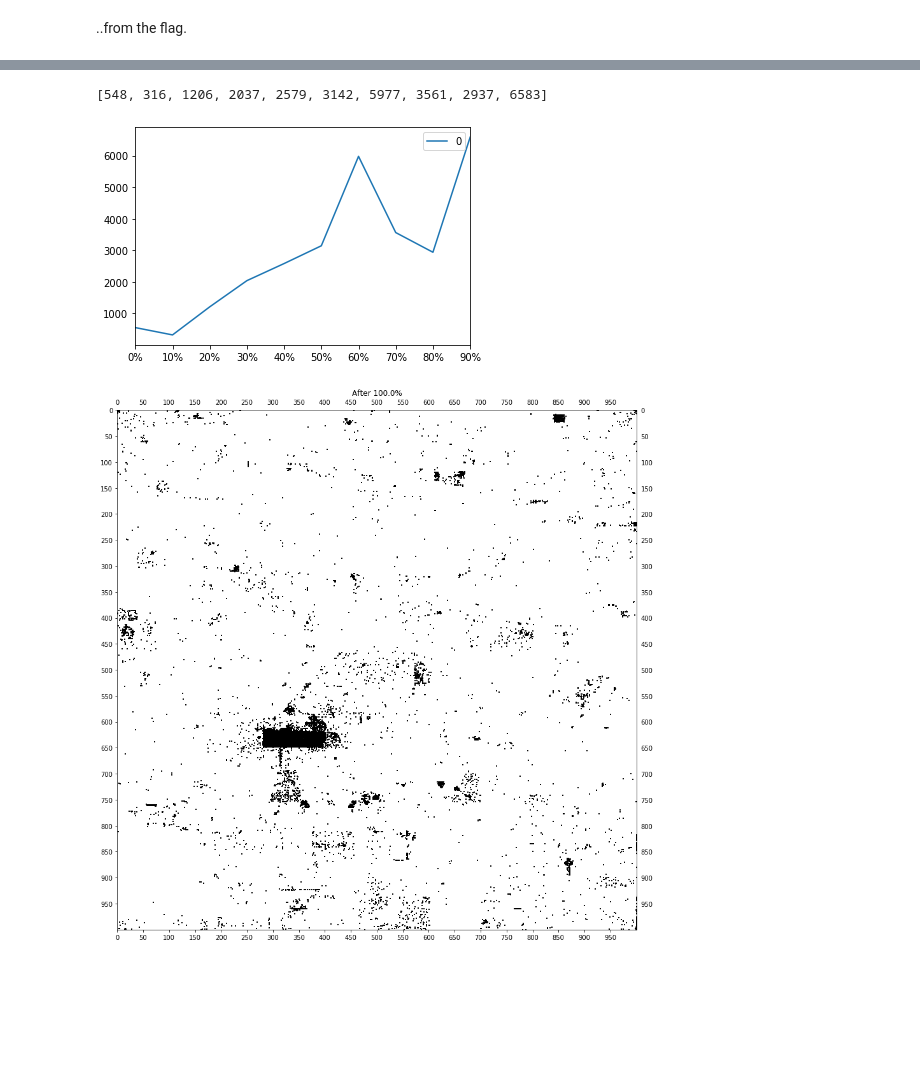
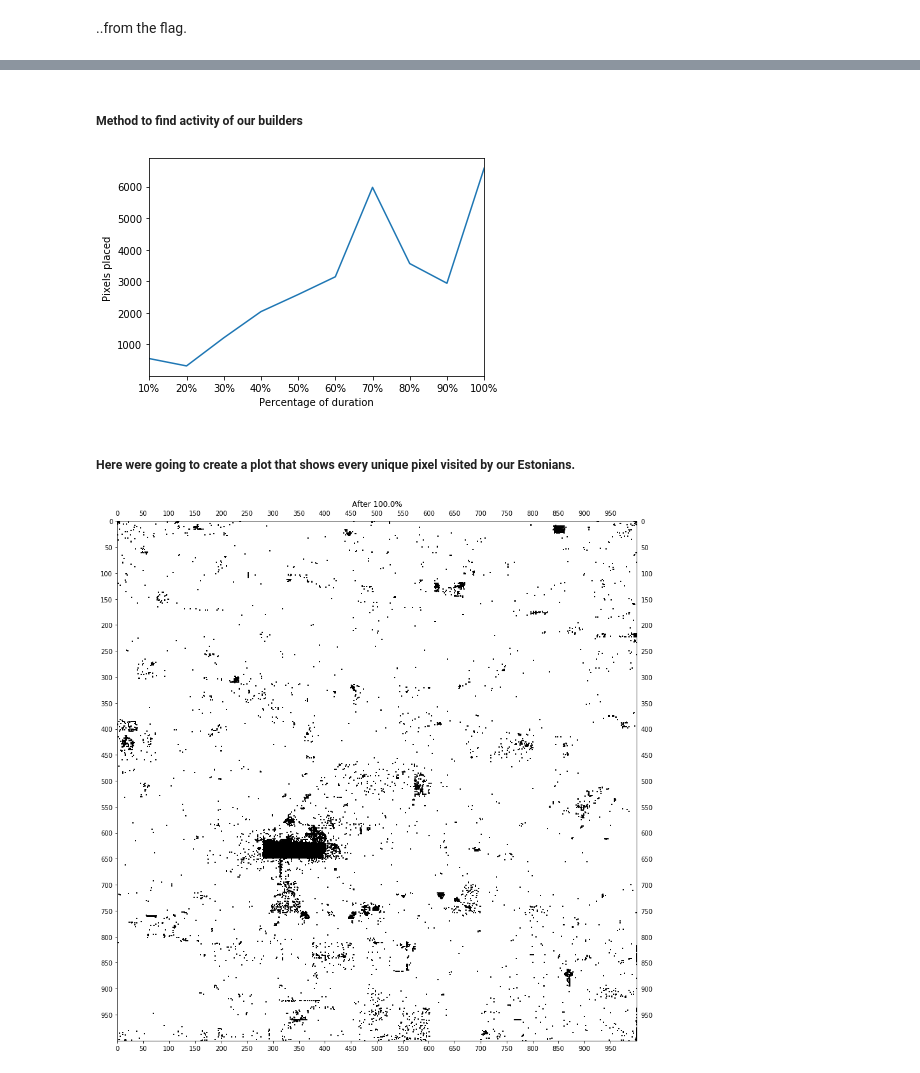
Before and after one commit to TanelMarran/dataplace, a Jupyter notebook: Main.ipynb, the cells around one changed output, grey strips where cells are left out. Drawn from its saved outputs; the diff is of its cells as text; code cells hidden in the pictures; blank space fills up the shorter version.

```diff
--- a/Main.ipynb
+++ b/Main.ipynb
@@ -257,3 +252,0 @@ NameError: name 'instaces_in_region' is not defined
-# %%
-flagusers = (raw_data[(raw_data.user.isin(pd.unique(flag.user)))])
-len(flagusers)
@@ -262,6 +252,0 @@ len(flagusers)
-# %%
-def plot_activity(arr):
-    df = pd.DataFrame(arr)
-    ax = df.plot()
-    ax.xaxis.set_major_formatter(mtick.PercentFormatter(xmax=10))
-    plt.show()
@@ -268,12 +255,8 @@ def plot_activity(arr):
 # %%
-builders = find_flag_builders(0.1,0.8)
-len(builders)
-activity = []
+builders = find_flag_builders(0.1, 0.8)
 for i in np.arange(0,1,0.1):
     flagusers = find_userset_points(builders, i, i + 0.1)
-    activity.append(len(flagusers))
     display_scatter(flagusers, i)
-print(activity)
 # %% [output]
 [figure]
 [figure]
@@ -289,9 +271,18 @@ print(activity)
-# %%
-print(activity)
-plot_activity(activity)
-# %% [output]
-[548, 316, 1206, 2037, 2579, 3142, 5977, 3561, 2937, 6583]
-[figure, removed]
+# %% [markdown]
+##### Method to find activity of our builders
+# %%
+def find_activity(users, starttime=0, endtime=1, interval=0.1):
+    out = []
+    for i in np.arange(starttime, endtime, interval):
+        points = find_userset_points(users, i, i+interval)
+        out.append(len(points))
+    return out
+# %%
+plot_activity(find_activity(builders))
+# %% [output]
+[figure, added]
+# %% [markdown]
+##### Here were going to create a plot that shows every unique pixel visited by our Estonians.
 # %%
 flagusers = find_userset_points(builders, 0, 1)
 display_scatter_decorated(flagusers, i)
```
Also changed, not shown: parts of 41 cells of this notebook.
